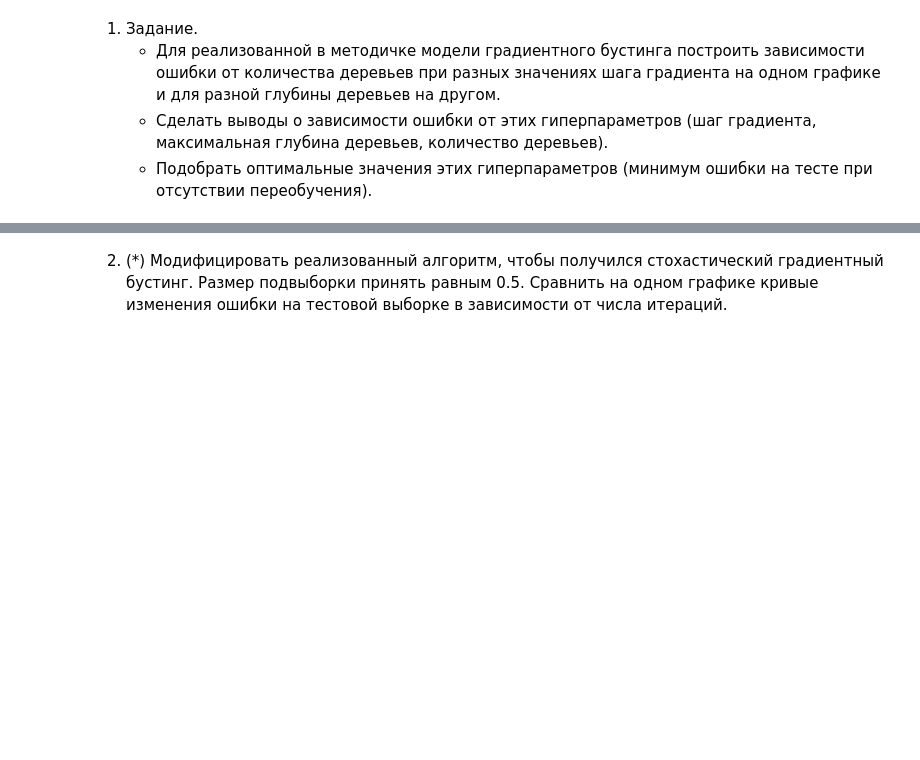
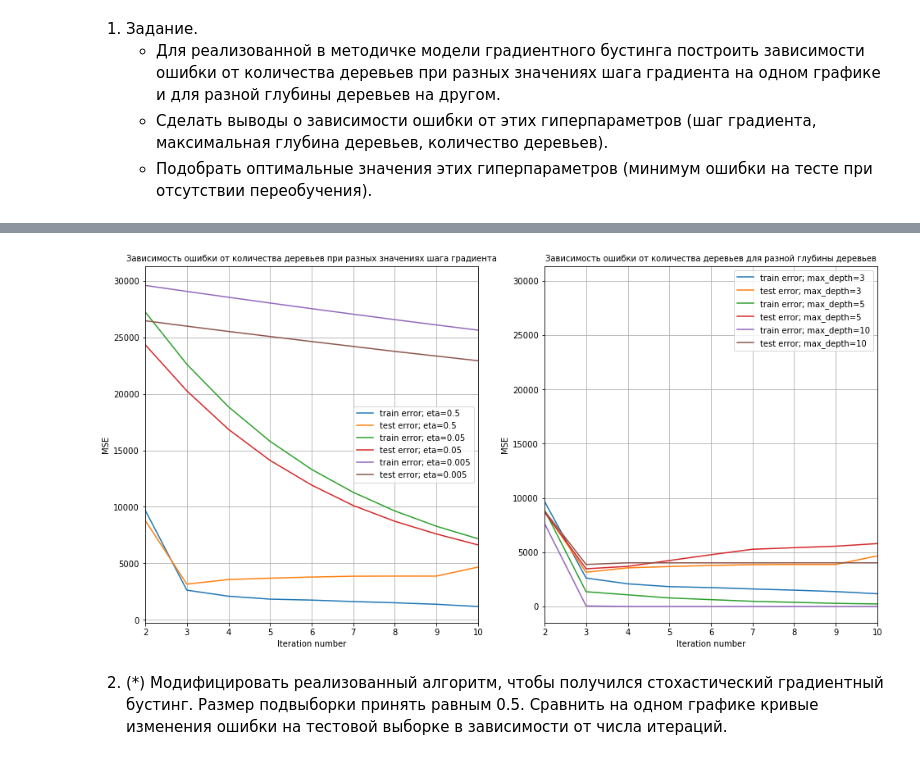
Before and after one commit to nglaz0v/Data_Analysis_Algorithms, a Jupyter notebook: task_06.ipynb, the cells around one changed output, grey strips where cells are left out. Cells and saved outputs as stored; diff of their text form; code cells hidden in the pictures; blank space fills up the shorter version.

```diff
--- a/task_06.ipynb
+++ b/task_06.ipynb
@@ -9,0 +23,2 @@
+# %%
+X_train, X_test, y_train, y_test = model_selection.train_test_split(X, y, test_size=0.25, random_state=42)
@@ -9,0 +38,4 @@
+# %%
+def bias(y, z):
+    """смещение для L2-loss"""
+    return - 2 * (z - y)
@@ -9,0 +91,19 @@
+# %%
+n_trees = 10  # число деревьев в ансамбле
+coefs = [1] * n_trees  # для простоты примем коэффициенты равными 1
+max_depth = 3  # максимальная глубина деревьев
+eta = 0.5  # шаг
+
+train_errors_eta = {}
+test_errors_eta = {}
+max_depth = 3
+for eta in (0.5, 0.05, 0.005):
+    trees, train_errors_eta[eta], test_errors_eta[eta] = gb_fit(n_trees, max_depth, X_train, X_test, y_train, y_test, coefs, eta)
+    evaluate_alg(X_train, X_test, y_train, y_test, trees, coefs, eta)
+
+train_errors_dpt = {}
+test_errors_dpt = {}
+eta = 0.5
+for max_depth in (3, 5, 10):
+    trees, train_errors_dpt[max_depth], test_errors_dpt[max_depth] = gb_fit(n_trees, max_depth, X_train, X_test, y_train, y_test, coefs, eta)
+    evaluate_alg(X_train, X_test, y_train, y_test, trees, coefs, eta)
@@ -10,3 +123,25 @@
+# %%
+fig, (ax1, ax2) = plt.subplots(1, 2, figsize=(16,8))
+
+ax1.set_title('Зависимость ошибки от количества деревьев при разных значениях шага градиента', fontsize=10)
+for eta in train_errors_eta.keys():
+    ax1.plot(list(range(1, n_trees+1)), train_errors_eta[eta], label=f'train error; {eta=}')
+    ax1.plot(list(range(1, n_trees+1)), test_errors_eta[eta], label=f'test error; {eta=}')
+
+ax2.set_title('Зависимость ошибки от количества деревьев для разной глубины деревьев', fontsize=10)
+for max_depth in train_errors_dpt.keys():
+    ax2.plot(list(range(1, n_trees+1)), train_errors_dpt[max_depth], label=f'train error; {max_depth=}')
+    ax2.plot(list(range(1, n_trees+1)), test_errors_dpt[max_depth], label=f'test error; {max_depth=}')
+
+for ax in (ax1, ax2):
+    ax.set_xlabel('Iteration number')
+    ax.set_ylabel('MSE')
+    ax.set_xlim(2, n_trees)
+    # ax.set_yscale("log")
+    ax.grid()
+    ax.legend();
+# %% [output]
+[figure, added]
 # %% [markdown]
 2. (\*) Модифицировать реализованный алгоритм, чтобы получился стохастический градиентный бустинг. Размер подвыборки принять равным 0.5.    Сравнить на одном графике кривые  изменения ошибки на тестовой выборке в зависимости от  числа итераций.
 # %% [markdown]
```
Also changed, not shown: parts of 9 cells of this notebook.
